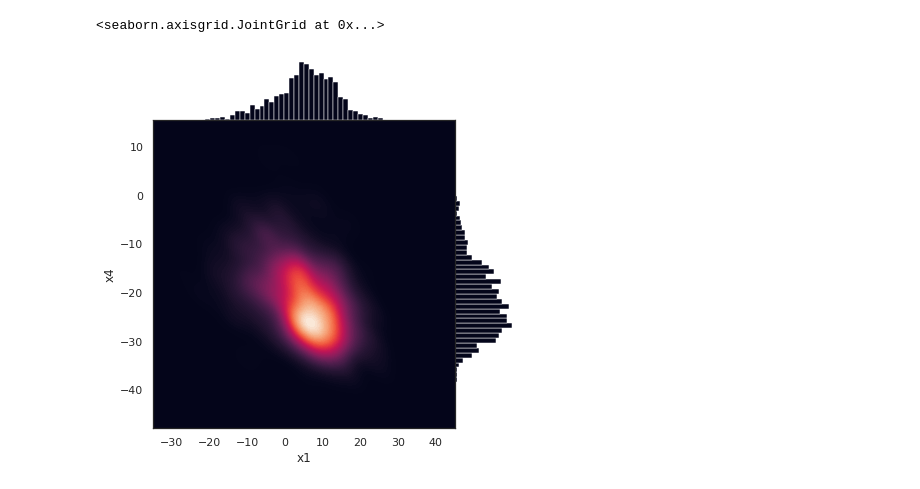
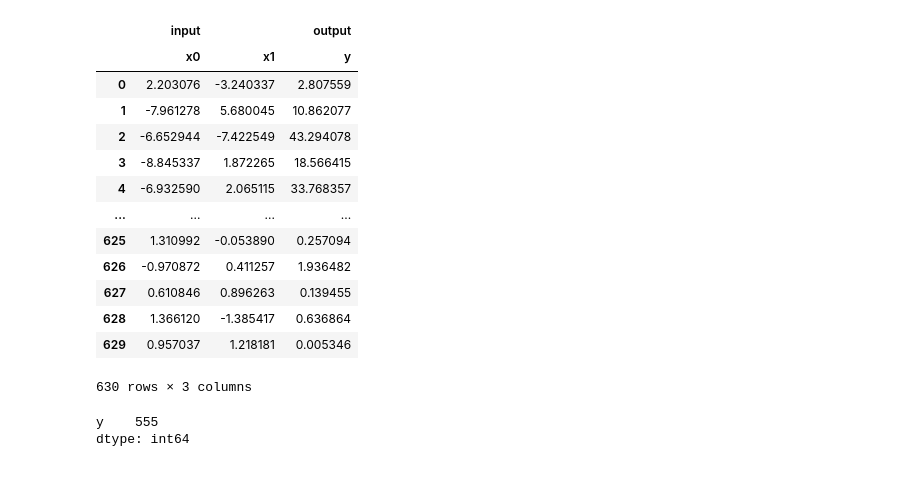
Before and after one commit to bessagroup/f3dasm, a Jupyter notebook: notebooks/pygmo.ipynb, the cells around one changed output. Saved outputs shown, nothing was run; the diff lists cells and outputs as text; code cells hidden in the pictures.

```diff
--- a/notebooks/pygmo.ipynb
+++ b/notebooks/pygmo.ipynb
@@ -112,9 +55,0 @@ df = data.get_input_data()
-# %%
-g = sns.JointGrid(data=df, x="x1", y="x4", space=0)
-g.plot_joint(sns.kdeplot,
-             fill=True,
-             thresh=0, levels=100, cmap="rocket")
-g.plot_marginals(sns.histplot, color="#03051A", alpha=1, bins=50)
-# %% [output]
-<seaborn.axisgrid.JointGrid at 0x...>
-[figure, removed]
@@ -120,0 +59,22 @@ g.plot_marginals(sns.histplot, color="#03051A", alpha=1, bins=50)
+# %%
+new_data.data
+# %% [output]
+|  | input |  | output |
+|  | x0 | x1 | y |
+| 0 | 2.203076 | -3.240337 | 2.807559 |
+| 1 | -7.961278 | 5.680045 | 10.862077 |
+| 2 | -6.652944 | -7.422549 | 43.294078 |
+| 3 | -8.845337 | 1.872265 | 18.566415 |
+| 4 | -6.932590 | 2.065115 | 33.768357 |
+| ... | ... | ... | ... |
+| 625 | 1.310992 | -0.053890 | 0.257094 |
+| 626 | -0.970872 | 0.411257 | 1.936482 |
+| 627 | 0.610846 | 0.896263 | 0.139455 |
+| 628 | 1.366120 | -1.385417 | 0.636864 |
+| 629 | 0.957037 | 1.218181 | 0.005346 |
+630 rows × 3 columns
+# %%
+new_data.get_output_data().idxmin()
+# %% [output]
+y    555
+dtype: int64
```
Also changed, not shown: parts of 18 cells of this notebook, 34 other files.
